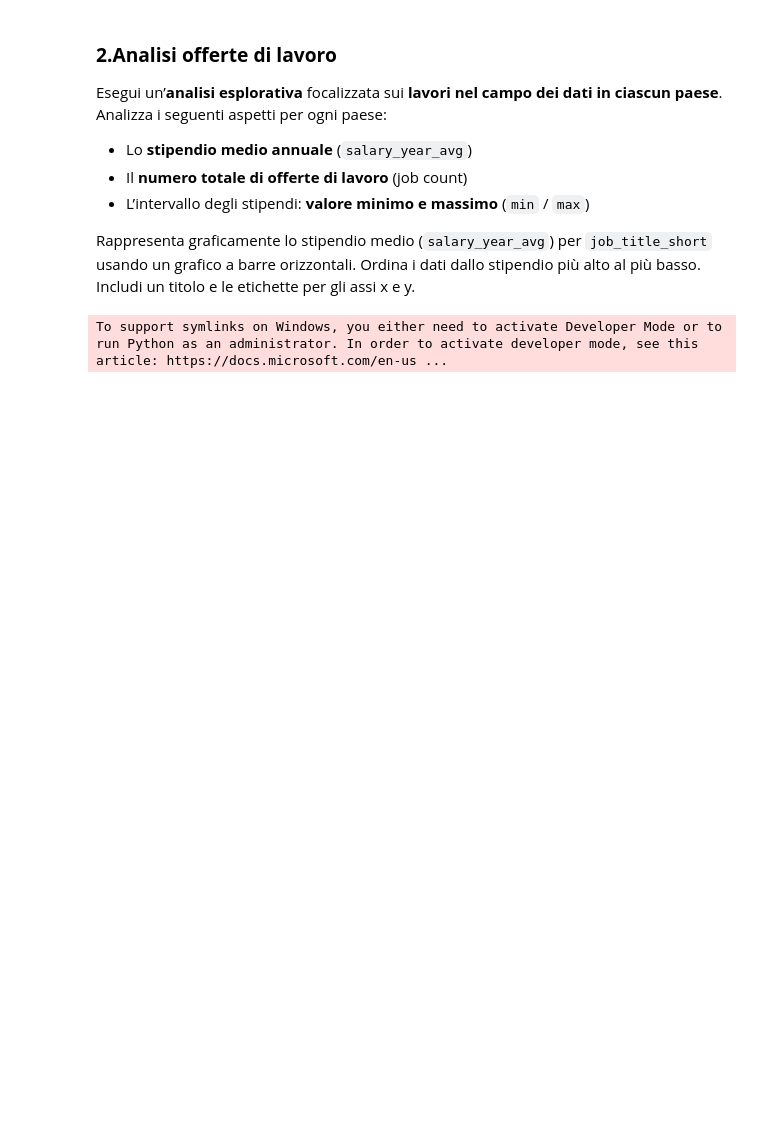
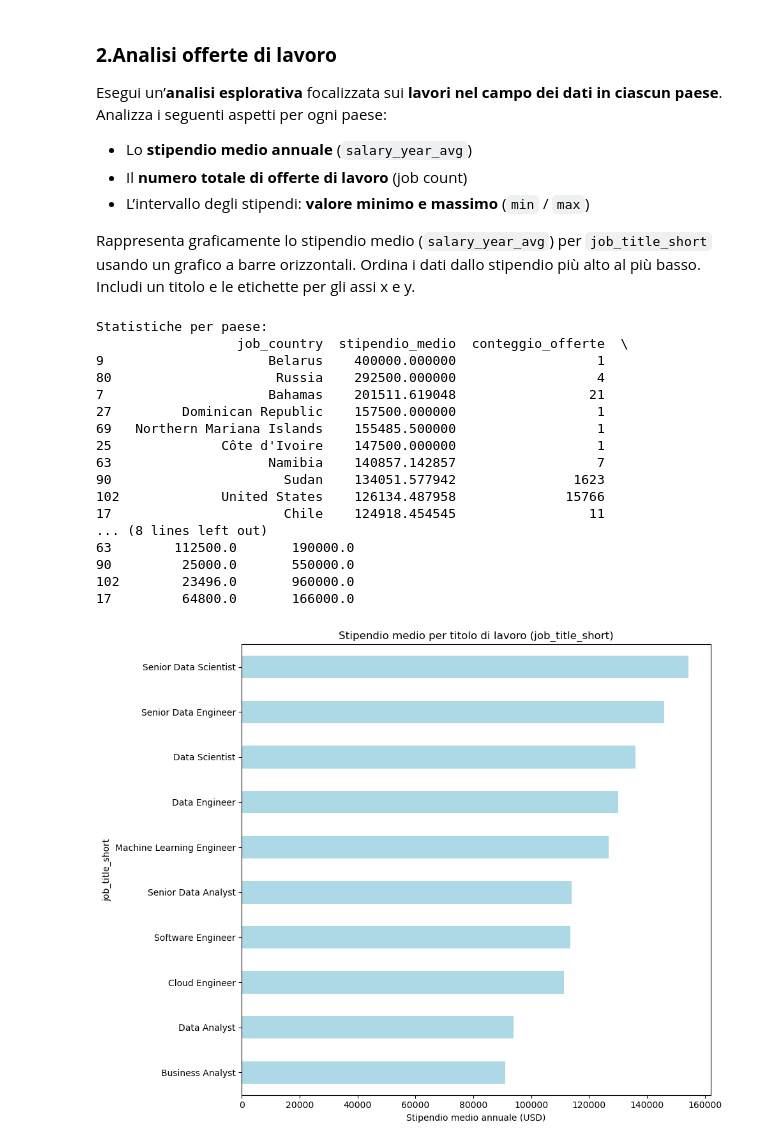
Before and after one commit to sebastiancarbone/ProgrammingLab2, a Jupyter notebook: 3_Esercizi_lez_3.ipynb, the cells around one changed output. Cells and saved outputs as stored; diff of their text form; code cells hidden in the pictures; blank space fills up the shorter version.

```diff
--- a/3_Esercizi_lez_3.ipynb
+++ b/3_Esercizi_lez_3.ipynb
@@ -30,13 +97,60 @@ Analizza i seguenti aspetti per ogni paese:
 * L’intervallo degli stipendi: **valore minimo e massimo** (`min` / `max`)
 
 Rappresenta graficamente lo stipendio medio (`salary_year_avg`) per `job_title_short` usando un grafico a barre orizzontali. Ordina i dati dallo stipendio più alto al più basso. Includi un titolo e le etichette per gli assi x e y.
-# %%
-import pandas as pd
-from datasets import load_dataset
-
-dataset = load_dataset('lukebarousse/data_jobs')
-df = dataset['train'].to_pandas()
-
-df['job_posted_date'] = pd.to_datetime(df['job_posted_date'])
-# %% [output]
-To support symlinks on Windows, you either need to activate Developer Mode or to run Python as an administrator. In order to activate developer mode, see this article: https://docs.microsoft.com/en-us ...
+# %%
+import pandas as pd
+import matplotlib.pyplot as plt
+from datasets import load_dataset
+
+# Carica il dataset
+dataset = load_dataset('lukebarousse/data_jobs')
+df = dataset['train'].to_pandas()
+
+# Converti la colonna delle date
+df['job_posted_date'] = pd.to_datetime(df['job_posted_date'])
+
+# Rimuovi righe con stipendio mancante
+df = df.dropna(subset=['salary_year_avg'])
+
+# ANALISI PER PAESE
+paesi_stats = df.groupby('job_country').agg(
+    stipendio_medio=('salary_year_avg', 'mean'),
+    conteggio_offerte=('job_title_short', 'count'),
+    stipendio_min=('salary_year_avg', 'min'),
+    stipendio_max=('salary_year_avg', 'max')
+).reset_index().sort_values(by='stipendio_medio', ascending=False)
+
+# Mostra le prime righe della tabella
+print("Statistiche per paese:")
+print(paesi_stats.head(10))
+
+# ANALISI PER RUOLO: stipendio medio per job_title_short
+df_plot = df.dropna(subset=['job_title_short'])
+stipendi_per_ruolo = df_plot.groupby('job_title_short')['salary_year_avg'].mean().sort_values(ascending=True)
+
+# GRAFICO A BARRE ORIZZONTALI
+plt.figure(figsize=(10, 8))
+stipendi_per_ruolo.plot(kind='barh', color='lightblue')
+plt.xlabel("Stipendio medio annuale (USD)")
+plt.title("Stipendio medio per titolo di lavoro (job_title_short)")
+plt.tight_layout()
+plt.show()
+# %% [output]
+Statistiche per paese:
+                  job_country  stipendio_medio  conteggio_offerte  \
+9                     Belarus    400000.000000                  1
+80                     Russia    292500.000000                  4
+7                     Bahamas    201511.619048                 21
+27         Dominican Republic    157500.000000                  1
+69   Northern Mariana Islands    155485.500000                  1
+25              Côte d'Ivoire    147500.000000                  1
+63                    Namibia    140857.142857                  7
+90                      Sudan    134051.577942               1623
+102             United States    126134.487958              15766
+17                      Chile    124918.454545                 11
+... (8 lines left out)
+63        112500.0       190000.0
+90         25000.0       550000.0
+102        23496.0       960000.0
+17         64800.0       166000.0
+[figure, added]
```
Also changed, not shown: parts of 2 cells of this notebook.
